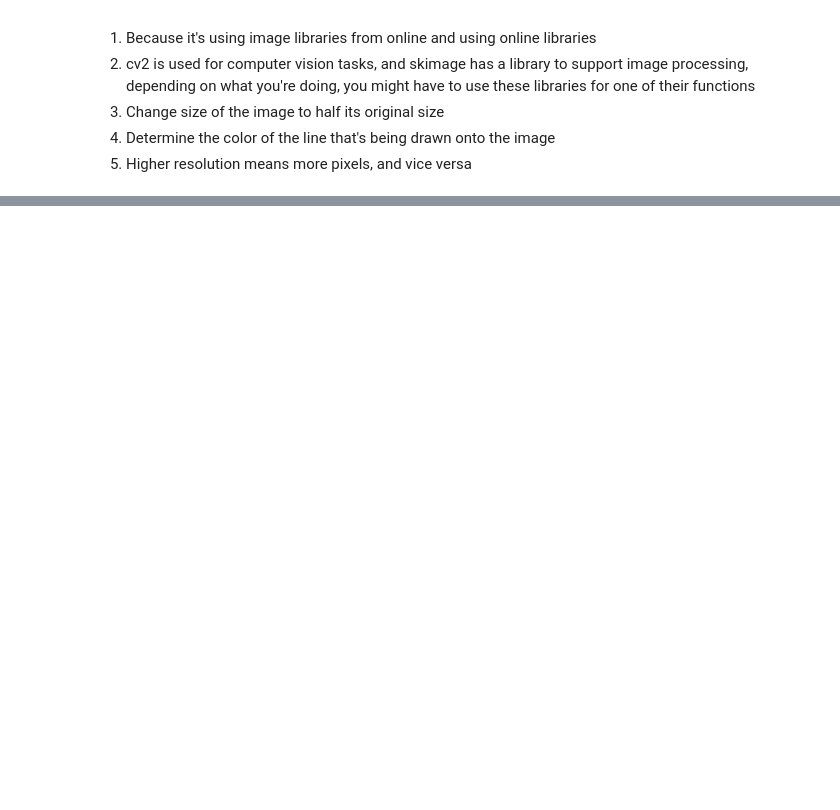
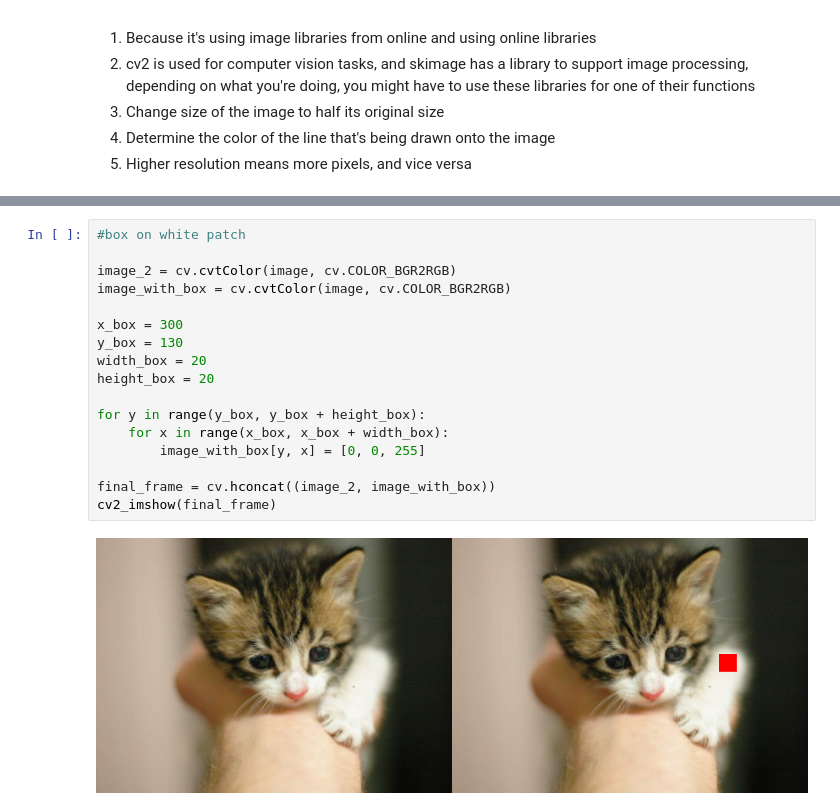
Before and after one commit to ThoriqIrfan/PCVKJOBSHEETS, a Jupyter notebook: Jobsheet1.ipynb, the cells around one changed output, grey strips where cells are left out. Drawn from its saved outputs; the diff is of its cells as text; blank space fills up the shorter version.

```diff
--- a/Jobsheet1.ipynb
+++ b/Jobsheet1.ipynb
@@ -69,0 +103,19 @@ cv2_imshow(final_frame)
+# %%
+#box on white patch
+
+image_2 = cv.cvtColor(image, cv.COLOR_BGR2RGB)
+image_with_box = cv.cvtColor(image, cv.COLOR_BGR2RGB)
+
+x_box = 300
+y_box = 130
+width_box = 20
+height_box = 20
+
+for y in range(y_box, y_box + height_box):
+    for x in range(x_box, x_box + width_box):
+        image_with_box[y, x] = [0, 0, 255]
+
+final_frame = cv.hconcat((image_2, image_with_box))
+cv2_imshow(final_frame)
+# %% [output]
+[figure, added]
```
Also changed, not shown: parts of 6 cells of this notebook.
